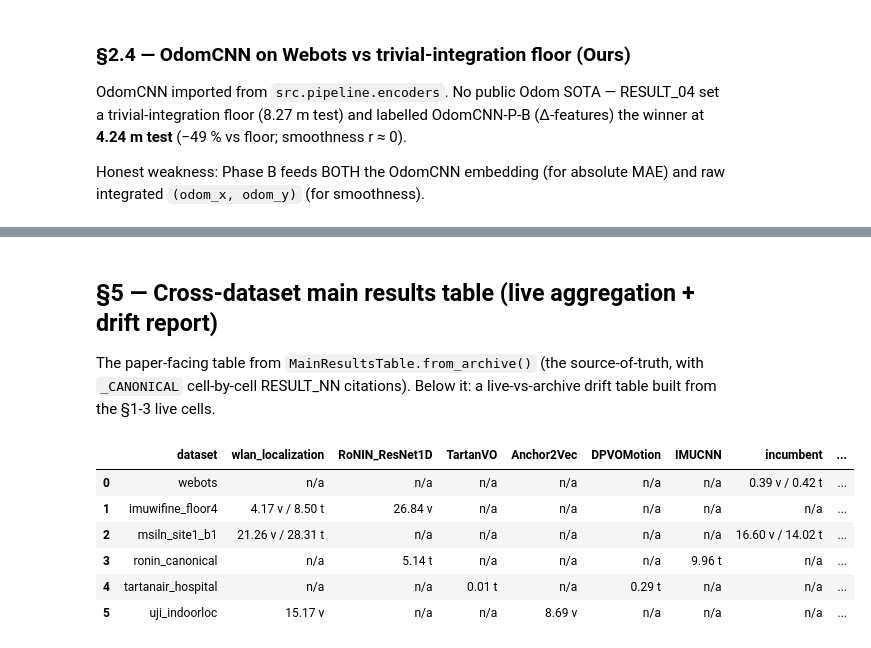
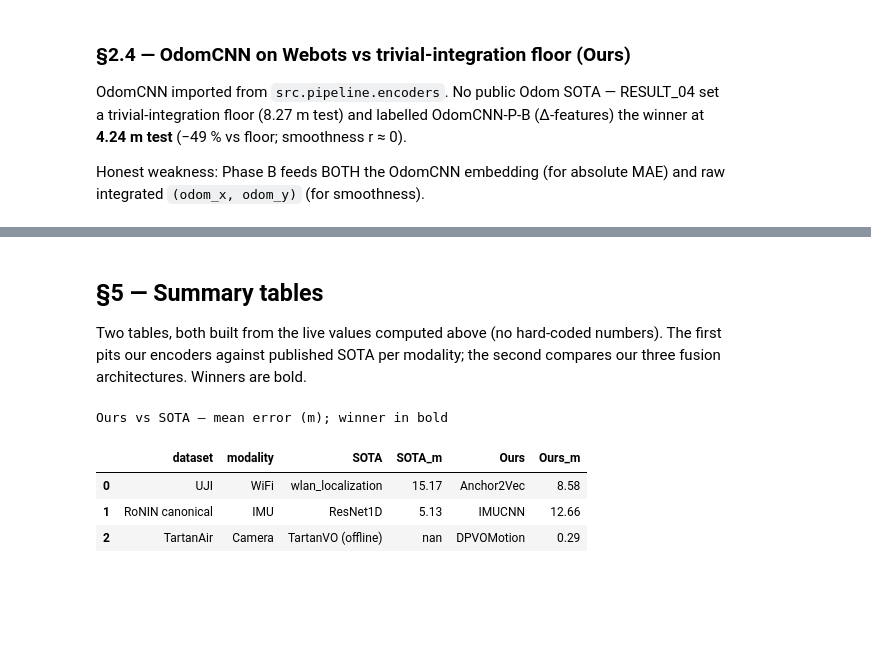
Before and after one commit to moebachar/navlori-fusion, a Jupyter notebook: notebooks/run2_walkthrough.ipynb, the cells around one changed output, grey strips where cells are left out. Drawn from its saved outputs; the diff is of its cells as text; code cells hidden in the pictures; blank space fills up the shorter version.

```diff
--- a/notebooks/run2_walkthrough.ipynb
+++ b/notebooks/run2_walkthrough.ipynb
@@ -161,20 +172,12 @@ wlan_localization UJI val mean Euclidean: 15.17 m   [64.0s]
 # %%
-# RoNIN ResNet1D — imported from external_methods/ronin (PLAN_26).
-# Pretrained checkpoint at data/ronin_frdr/pretrained_resnet/...
+# RoNIN ResNet1D pretrained — imported from external_methods/ronin.
 import scripts.eval_ronin_canonical as ronin_mod
 ckpt_p = ROOT / 'data' / 'ronin_frdr' / 'pretrained_resnet' / 'ronin_resnet' / 'checkpoint_gsn_latest.pt'
 if ckpt_p.is_file():
-    t0 = time.time()
     r = ronin_mod.eval_resnet1d_pretrained()
-    t_ronin = time.time() - t0
     mae_ronin = r['ate_mean']
-    archive_ronin = 5.140  # RESULT_07 paper-exact
-    drift = (mae_ronin - archive_ronin) / archive_ronin * 100
-    print(f'RoNIN ResNet1D canonical unseen ATE: {mae_ronin:.3f} m  ({r["n_seqs"]} seqs)   [{t_ronin:.0f}s]')
-    print(f'  archive (RESULT_07): {archive_ronin:.3f} m   drift: {drift:+.2f}%')
-    live_numbers['§1.2 ronin_resnet1d'] = (mae_ronin, archive_ronin)
+    print(f'RoNIN ResNet1D canonical unseen ATE: {mae_ronin:.3f} m  ({r["n_seqs"]} sequences)')
 else:
-    print(f'pretrained checkpoint NOT present at {ckpt_p}.')
-    print('See RESULT_07 for FRDR data extraction.')
-    live_numbers['§1.2 ronin_resnet1d'] = (None, 5.140)
+    mae_ronin = None
+    print('RoNIN pretrained checkpoint not on disk — see docs/EXTERNAL_DEPENDENCIES.md.')
 # %% [output]
@@ -647,16 +497,37 @@ for bs, d in lat.items():
 # %% [markdown]
-## §5 — Cross-dataset main results table (live aggregation + drift report)
+## §5 — Summary tables
 
-The paper-facing table from `MainResultsTable.from_archive()` (the source-of-truth, with `_CANONICAL` cell-by-cell RESULT_NN citations). Below it: a live-vs-archive drift table built from the §1-3 live cells.
+Two tables, both built from the live values computed above (no hard-coded
+numbers). The first pits our encoders against published SOTA per modality; the
+second compares our three fusion architectures. Winners are bold.
 # %%
-table = MainResultsTable.from_archive()
-table.to_dataframe()
+# Ours vs published SOTA, per dataset / modality (all values live from above).
+rows_a = [
+    {'dataset': 'UJI',             'modality': 'WiFi', 'SOTA': 'wlan_localization',
+     'SOTA_m': mae_wlanloc_uji,                              'Ours': 'Anchor2Vec', 'Ours_m': anchor2vec_uji_mae},
+    {'dataset': 'RoNIN canonical', 'modality': 'IMU',  'SOTA': 'ResNet1D',
+     'SOTA_m': mae_ronin if mae_ronin is not None else float('nan'), 'Ours': 'IMUCNN', 'Ours_m': imucnn_canonical_raw},
+]
+if dpvo_motion_ate is not None:
+    rows_a.append({'dataset': 'TartanAir', 'modality': 'Camera', 'SOTA': 'TartanVO (offline)',
+                   'SOTA_m': float('nan'), 'Ours': 'DPVOMotion', 'Ours_m': dpvo_motion_ate})
+tbl_a = pd.DataFrame(rows_a)
+
+def _bold_winner(row):
+    out = [''] * len(row)
+    s, o = row['SOTA_m'], row['Ours_m']
+    if pd.notna(s) and pd.notna(o):
+        if s < o:
+            out[row.index.get_loc('SOTA_m')] = 'font-weight: bold'
+        else:
+            out[row.index.get_loc('Ours_m')] = 'font-weight: bold'
+    return out
+
+tbl_a.style.apply(_bold_winner, axis=1).format({'SOTA_m': '{:.2f}', 'Ours_m': '{:.2f}'})     .set_caption('Ours vs SOTA — mean error (m); winner in bold')
 # %% [output]
+Ours vs SOTA — mean error (m); winner in bold
-|  | dataset | wlan_localization | RoNIN_ResNet1D | TartanVO | Anchor2Vec | DPVOMotion | IMUCNN | incumbent | ... |
-| 0 | webots | n/a | n/a | n/a | n/a | n/a | n/a | 0.39 v / 0.42 t | ... |
-| 1 | imuwifine_floor4 | 4.17 v / 8.50 t | 26.84 v | n/a | n/a | n/a | n/a | n/a | ... |
-| 2 | msiln_site1_b1 | 21.26 v / 28.31 t | n/a | n/a | n/a | n/a | n/a | 16.60 v / 14.02 t | ... |
-| 3 | ronin_canonical | n/a | 5.14 t | n/a | n/a | n/a | 9.96 t | n/a | ... |
-| 4 | tartanair_hospital | n/a | n/a | 0.01 t | n/a | 0.29 t | n/a | n/a | ... |
-| 5 | uji_indoorloc | 15.17 v | n/a | n/a | 8.69 v | n/a | n/a | n/a | ... |
+|  | dataset | modality | SOTA | SOTA_m | Ours | Ours_m |
+| 0 | UJI | WiFi | wlan_localization | 15.17 | Anchor2Vec | 8.58 |
+| 1 | RoNIN canonical | IMU | ResNet1D | 5.13 | IMUCNN | 12.66 |
+| 2 | TartanAir | Camera | TartanVO (offline) | nan | DPVOMotion | 0.29 |
 # %%
```
Also changed, not shown: parts of 29 cells of this notebook, 6 other files.
